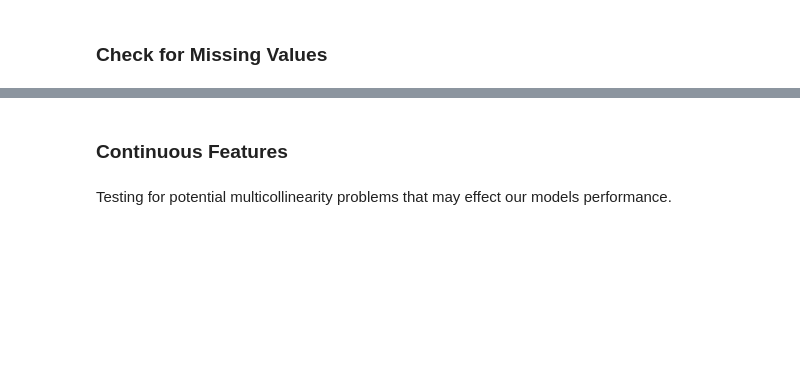
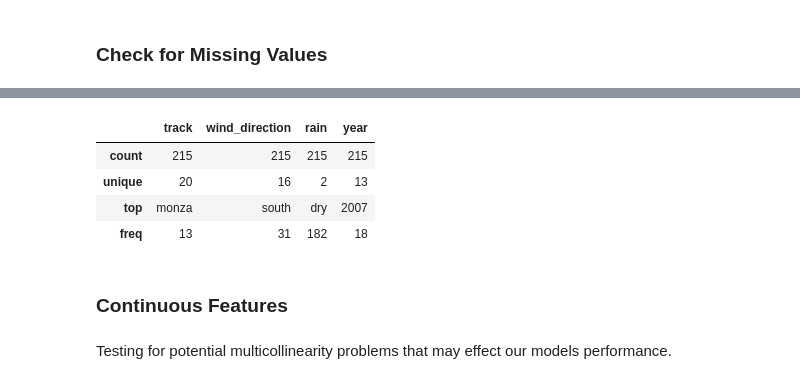
Before and after one commit to floeck/f1-weather-analysis, a Jupyter notebook: notebooks/V10FTW_Project.ipynb, the cells around one changed output, grey strips where cells are left out. Cells and saved outputs as stored; diff of their text form; code cells hidden in the pictures; blank space fills up the shorter version.

```diff
--- a/notebooks/V10FTW_Project.ipynb
+++ b/notebooks/V10FTW_Project.ipynb
@@ -276,3 +251,11 @@ Table 2: Summary of categorical features
+# %%
+df.describe(include=['object'])
+# %% [output]
+|  | track | wind_direction | rain | year |
+| count | 215 | 215 | 215 | 215 |
+| unique | 20 | 16 | 2 | 13 |
+| top | monza | south | dry | 2007 |
+| freq | 13 | 31 | 182 | 18 |
 # %% [markdown]
 ### Continuous Features
 # %% [markdown]
```
Also changed, not shown: parts of 34 cells of this notebook, 1 other file.
